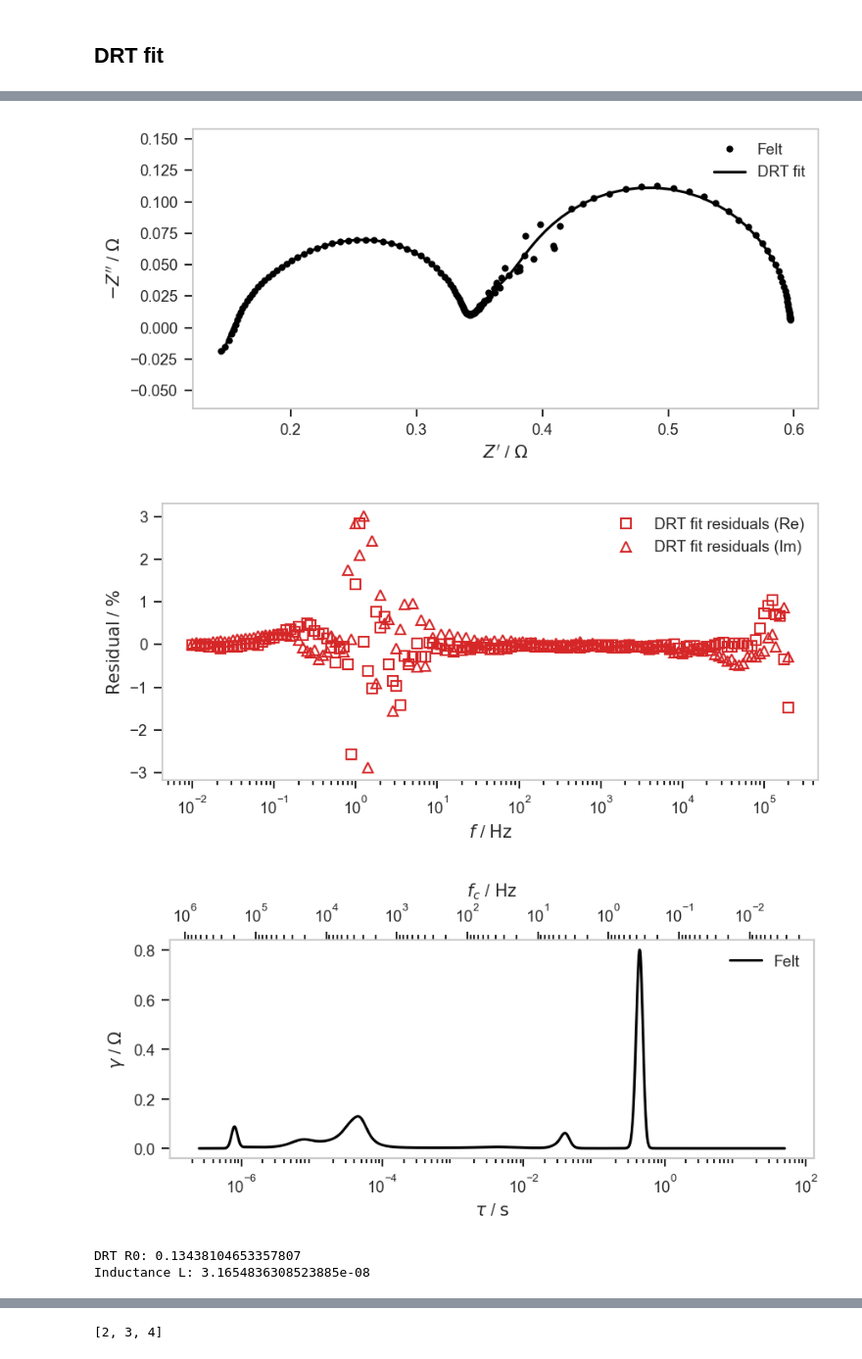
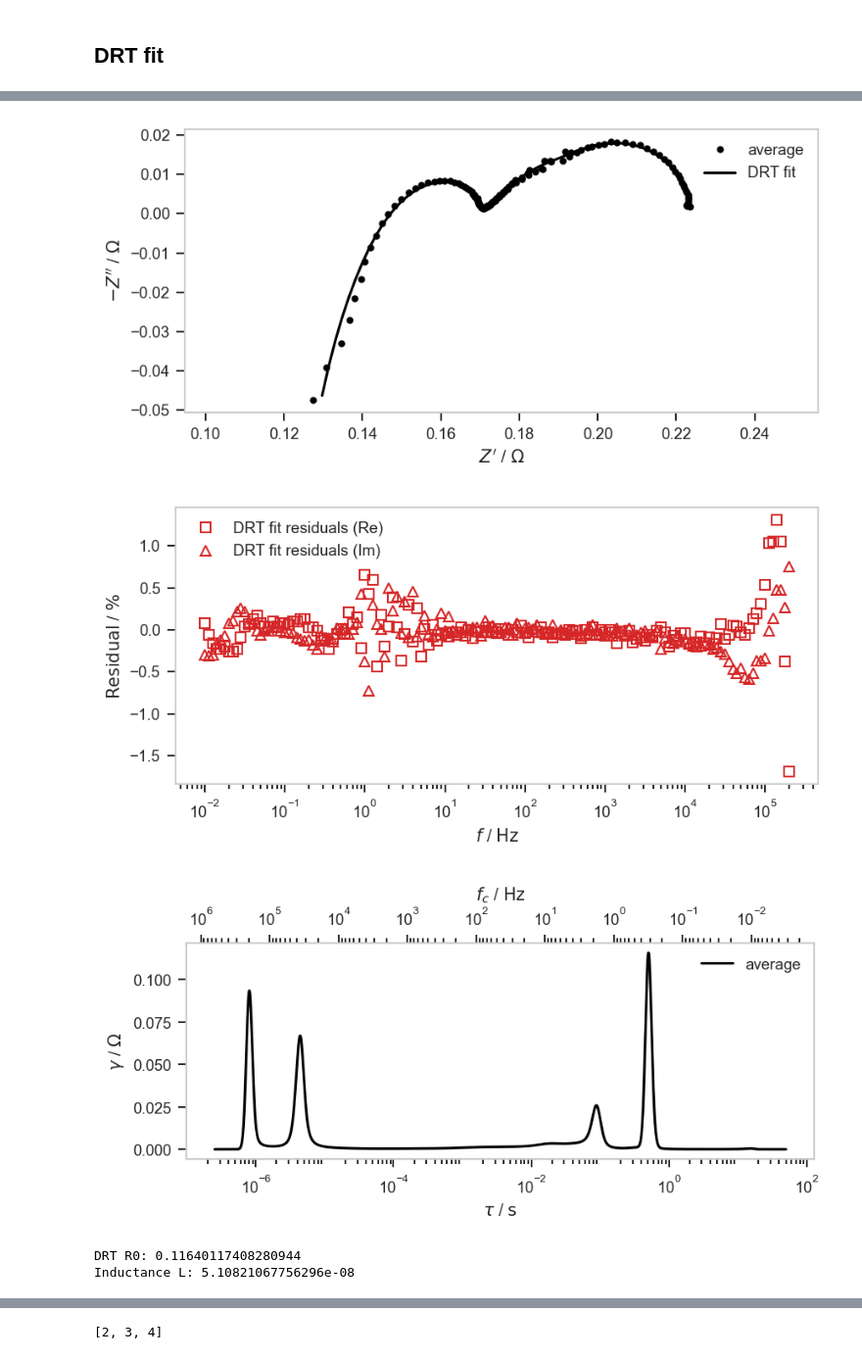
Before and after one commit to ESaundersNano/redoxED, a Jupyter notebook: notebooks/007 DRT_fit.ipynb, the cells around one changed output, grey strips where cells are left out. Shown at 98% size. Cells and saved outputs as stored; diff of their text form; code cells hidden in the pictures.

```diff
--- a/notebooks/007 DRT_fit.ipynb
+++ b/notebooks/007 DRT_fit.ipynb
@@ -248,7 +248,8 @@ fpath = r"C:\Users\es758\OneDrive - University of Cambridge\PhD\Results\Electroc
 # # cloth
 label = "Cloth"
 fpath = r"C:\Users\es758\OneDrive - University of Cambridge\PhD\Results\Electrochemistry\Full Cell 3\2025.06.15 FB2_FCN_KCl_E620K_1186HCB\17_replelec_C04.mpr"
-
+# 200 mm
+fpath = r"C:\Users\es758\OneDrive - University of Cambridge\PhD\Results\Electrochemistry\Full Cell 3\2025.05.06 FB2_FCN_KCl_E620K_1186HCB\4_50ml_200mM_FCN_33rpm_03_GEIS_C04.mpr"
 fpath = fpath
 ECData_object = BiologicLoader().load_data(fpath=fpath)
 # print(ECData_object.df["cycle number"].to_numpy()[-1])
@@ -426,11 +428,11 @@ residuals_plot_dict = {}
 fpath = fpath
 ECData_object = BiologicLoader().load_data(fpath=fpath)
 # print(ECData_object.df["cycle number"].to_numpy()[-1])
-ECData_object.df = ECData_object.filter_by_col("cycle number", lambda value: value == 6)
+ECData_object.df = ECData_object.filter_by_col("cycle number", lambda value: value == 2)
 EISData_object = ECData_object.to_EISData()
 EISData_object.crop_frequency(0.01, 2e5)
 # EISData_object.crop_frequency(0.01, 1e4)
-EISData_object.label = "Felt"
+EISData_object.label = label
 eis_plot_dict[EISData_object.label] = {
         "data": EISData_object,
         "plot_kwargs": {"color": colour_dict["black"], "linestyle": "", "marker": ".", "label": EISData_object.label},
@@ -586,9 +589,9 @@ The value of the regularization parameter is 1e-09
 Optimal solution found.
-[figure, old version]
+[figure, new version]
-[figure, old version]
+[figure, new version]
-[figure, old version]
+[figure, new version]
-DRT R0: 0.13438104653357807
-Inductance L: 3.1654836308523885e-08
+DRT R0: 0.11640117408280944
+Inductance L: 5.10821067756296e-08
 # %%
 #########################
 ##### Data loading ######
```
Also changed, not shown: parts of 10 cells of this notebook, 6 other files.
